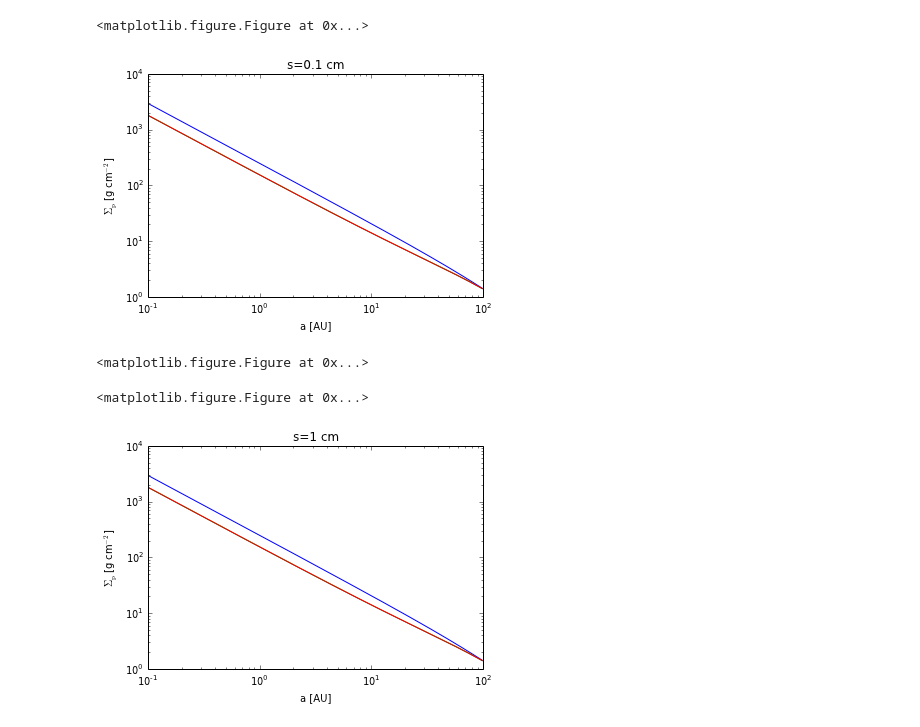
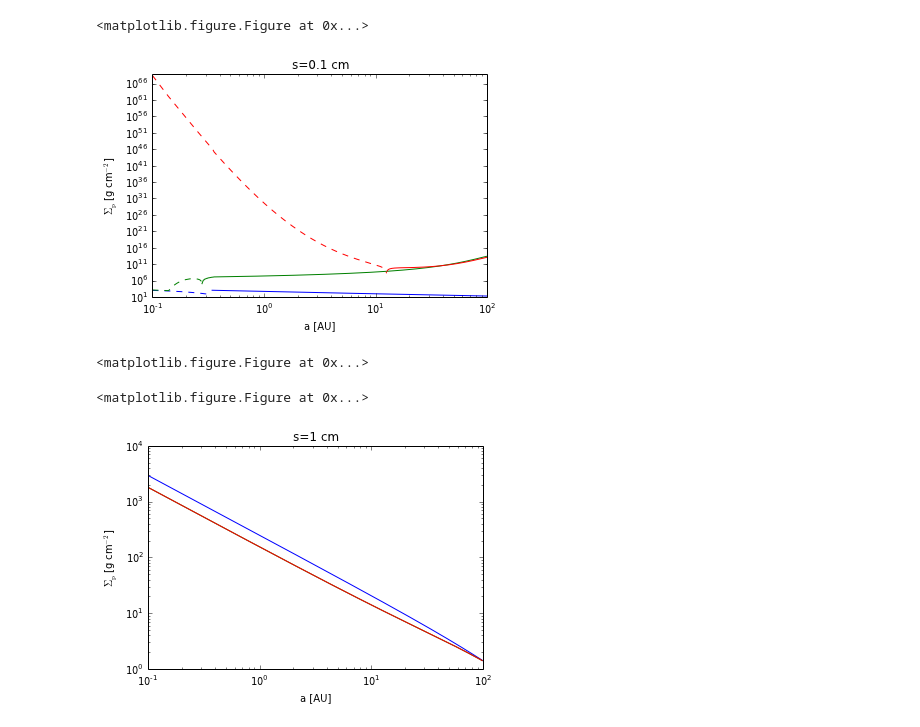
Before and after one commit to apiso/Thesis, a Jupyter notebook: python/drift_and_acc.ipynb, the cells around one changed output. Drawn from its saved outputs; the diff is of its cells as text; code cells hidden in the pictures.

```diff
--- a/python/drift_and_acc.ipynb
+++ b/python/drift_and_acc.ipynb
@@ -190,7 +190,7 @@ for i in range(m - 1):
 
 t = np.linspace(1e-6, 3e6 * 365 * 24 * 3600, n)
 # %%
-n = 50
+n = 1000
 m = len(r)
 
 array3 = np.ndarray(shape = (m - 1, n, 6), dtype = float)
@@ -554,13 +554,13 @@ for i in range(n - 1):
 import time
 from IPython import display
 for i in range(n - 1):
-    #plt.loglog(r[:-1], array1[:, i, 4])
-    #plt.loglog(r[:-1], -array1[:, i, 6], '--b')
-    plt.loglog(r, sigarray[:, i])
-    plt.loglog(r[:-1], array1t[:, i, 6])
-    plt.loglog(r[:-1], -array1t[:, i, 6], '--g')
-    plt.loglog(r[:-1], array1tc[:, i, 6])
-    plt.loglog(r[:-1], -array1tc[:, i, 6], '--r')
+    plt.loglog(r[:-1], array1[:, i, 4])
+    plt.loglog(r[:-1], -array1[:, i, 4], '--b')
+    #plt.loglog(r, sigarray[:, i])
+    plt.loglog(r[:-1], array1t[:, i, 4])
+    plt.loglog(r[:-1], -array1t[:, i, 4], '--g')
+    plt.loglog(r[:-1], array1tc[:, i, 4])
+    plt.loglog(r[:-1], -array1tc[:, i, 4], '--r')
     plt.title('s=0.001 cm')
     plt.xlabel('a [AU]')
     plt.ylabel(r'$\Sigma_{\rm p}$ [g cm$^{-2}$]')
@@ -597,23 +597,23 @@ for i in range(n - 1):
 # %%
 import time
 from IPython import display
 for i in range(n - 1):
-    #plt.loglog(r[:-1], array3[:, i, 4])
-    #plt.loglog(r[:-1], -array3[:, i, 4], '--b')
-    plt.loglog(r, sigarray[:, i])
-    plt.loglog(r[:-1], array3t[:, i, 6])
-    plt.loglog(r[:-1], -array3t[:, i, 6], '--g')
-    plt.loglog(r[:-1], array3tc[:, i, 6])
-    plt.loglog(r[:-1], -array3tc[:, i, 6], '--r')
+    plt.loglog(r[:-1], array3[:, i, 4])
+    plt.loglog(r[:-1], -array3[:, i, 4], '--b')
+    #plt.loglog(r, sigarray[:, i])
+    plt.loglog(r[:-1], array3t[:, i, 4])
+    plt.loglog(r[:-1], -array3t[:, i, 4], '--g')
+    plt.loglog(r[:-1], array3tc[:, i, 4])
+    plt.loglog(r[:-1], -array3tc[:, i, 4], '--r')
     plt.title('s=0.1 cm')
     plt.xlabel('a [AU]')
     plt.ylabel(r'$\Sigma_{\rm p}$ [g cm$^{-2}$]')
     display.clear_output(wait=True)
     plt.show()
     display.display(plt.gcf())
     time.sleep(0.00001)
 # %% [output]
-[figure, old version]
+[figure, new version]
 <matplotlib.figure.Figure at 0x...>
 <matplotlib.figure.Figure at 0x...>
 # %%
```
Also changed, not shown: parts of 1 cell of this notebook, 4 other files.
